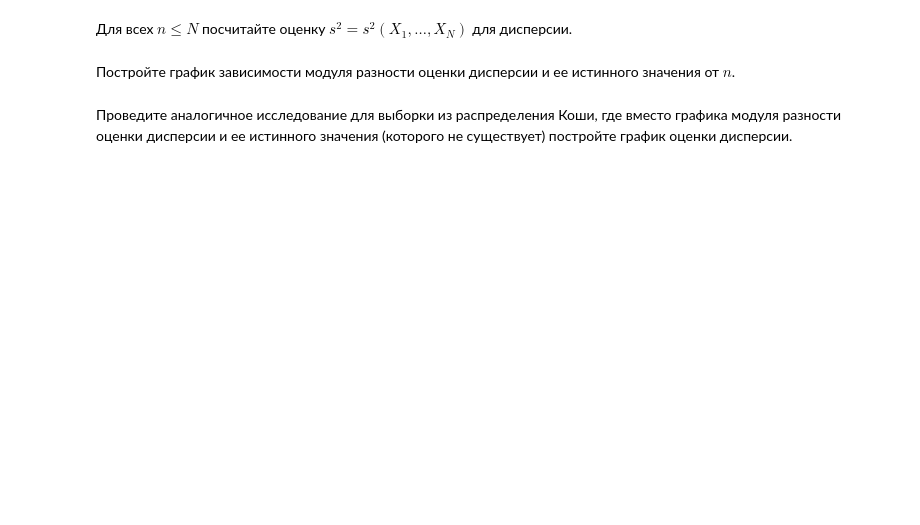
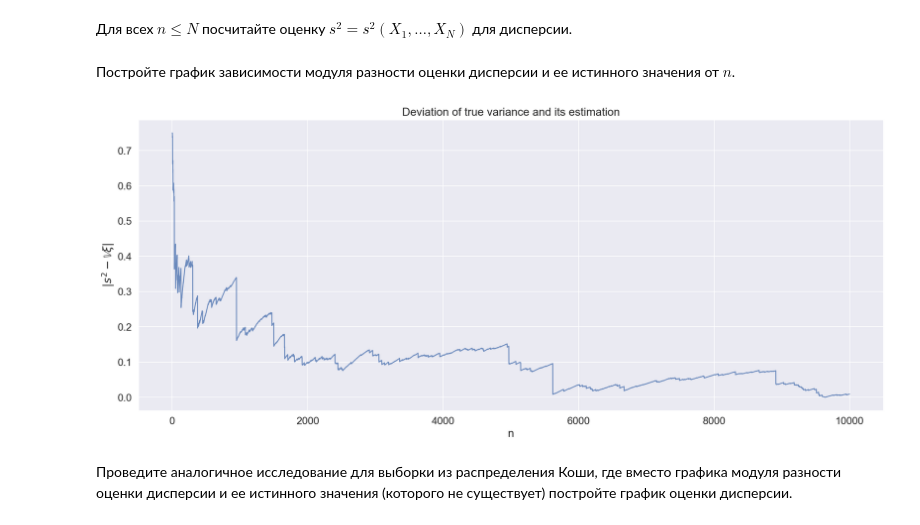
Before and after one commit to saro2808/math-stat-practice-mipt, a Jupyter notebook: assignment1.ipynb, the cells around one changed output. Drawn from its saved outputs; the diff is of its cells as text; code cells hidden in the pictures; blank space fills up the shorter version.

```diff
--- a/assignment1.ipynb
+++ b/assignment1.ipynb
@@ -138,2 +180,4 @@ __Вывод:__
+# %%
+s_squared = np.cumsum(my_samples ** 2) / (np.arange(int(N)) + 1) - (np.cumsum(my_samples) / (np.arange(int(N)) + 1)) ** 2
 # %% [markdown]
 Постройте график зависимости модуля разности оценки дисперсии и ее истинного значения от $n$.
@@ -142,2 +184,13 @@ __Вывод:__
+# %%
+plt.figure(figsize=(20, 8))
+
+plt.plot(range(int(N)), abs(s_squared - 0.75), alpha=0.8)
+plt.title("Deviation of true variance and its estimation")
+plt.xlabel("n")
+plt.ylabel(r"$|s^2-\mathbb{V}\xi|$")
+
+plt.show()
+# %% [output]
+[figure, added]
 # %% [markdown]
 Проведите аналогичное исследование для выборки из распределения Коши, где вместо графика модуля разности оценки дисперсии и ее истинного значения (которого не существует) постройте график оценки дисперсии.
```
Also changed, not shown: parts of 24 cells of this notebook.
